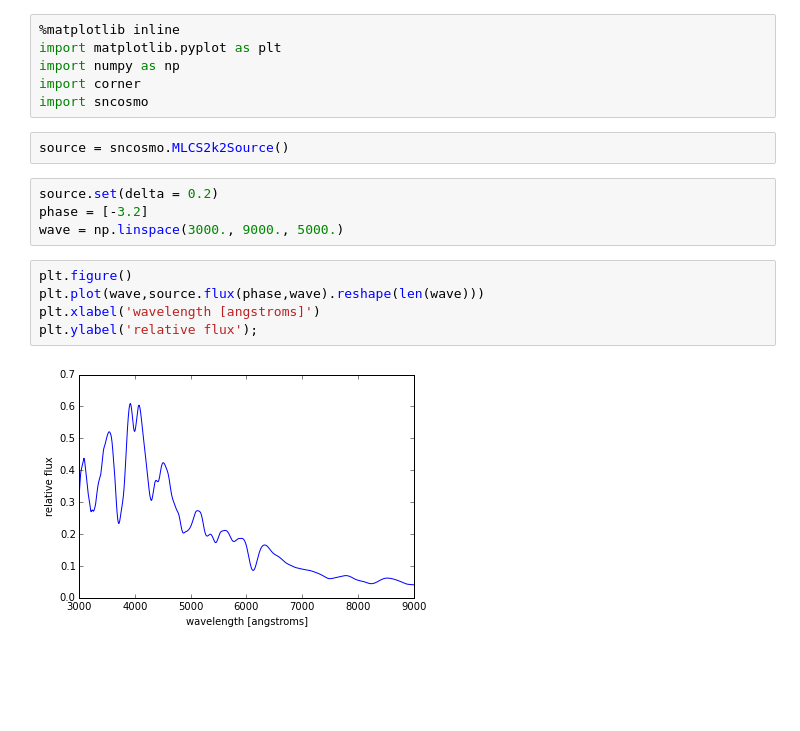
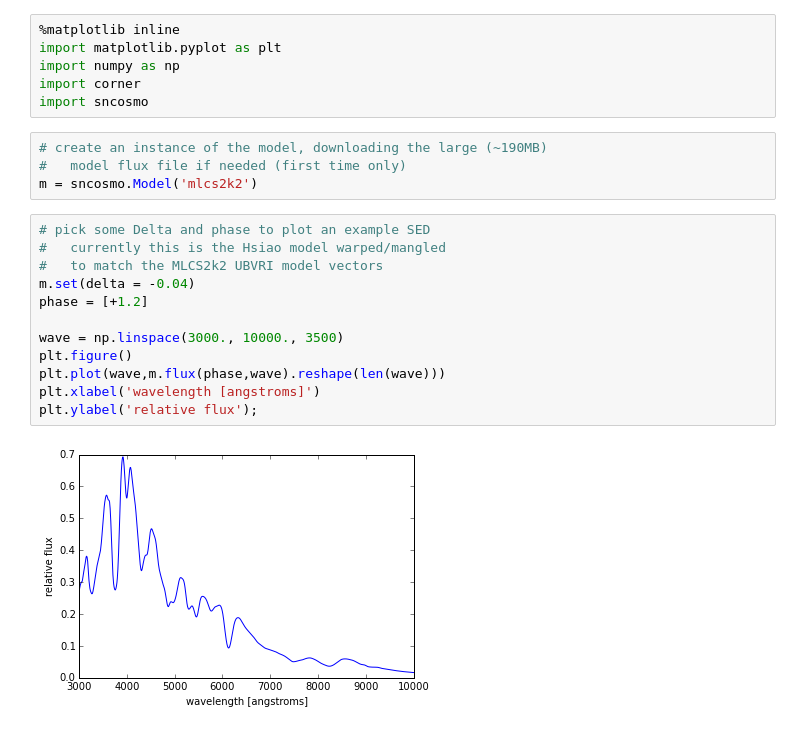
Before and after one commit to saurabhwjha/sncosmo-mlcs2k2-demo, a Jupyter notebook: sncosmo MLCS2k2 demo.ipynb, the cells around one changed output. Saved outputs shown, nothing was run; the diff lists cells and outputs as text; blank space fills up the shorter version.

Commit message:
integrated KB sncosmo changes to demo, new model file

```diff
--- a/sncosmo MLCS2k2 demo.ipynb
+++ b/sncosmo MLCS2k2 demo.ipynb
@@ -4,17 +4,22 @@ import matplotlib.pyplot as plt
 import numpy as np
 import corner
 import sncosmo
-# %%
-source = sncosmo.MLCS2k2Source()
-# %%
-source.set(delta = 0.2)
-phase = [-3.2]
-wave = np.linspace(3000., 9000., 5000.)
+# %%
+# create an instance of the model, downloading the large (~190MB)
+#   model flux file if needed (first time only)
+m = sncosmo.Model('mlcs2k2')
 # %%
+# pick some Delta and phase to plot an example SED
+#   currently this is the Hsiao model warped/mangled
+#   to match the MLCS2k2 UBVRI model vectors
+m.set(delta = -0.04)
+phase = [+1.2]
+
+wave = np.linspace(3000., 10000., 3500)
 plt.figure()
-plt.plot(wave,source.flux(phase,wave).reshape(len(wave)))
+plt.plot(wave,m.flux(phase,wave).reshape(len(wave)))
 plt.xlabel('wavelength [angstroms]')
 plt.ylabel('relative flux');
 # %% [output]
-[figure, old version]
+[figure, new version]
 # %%
```
Also changed, not shown: parts of 12 cells of this notebook.
